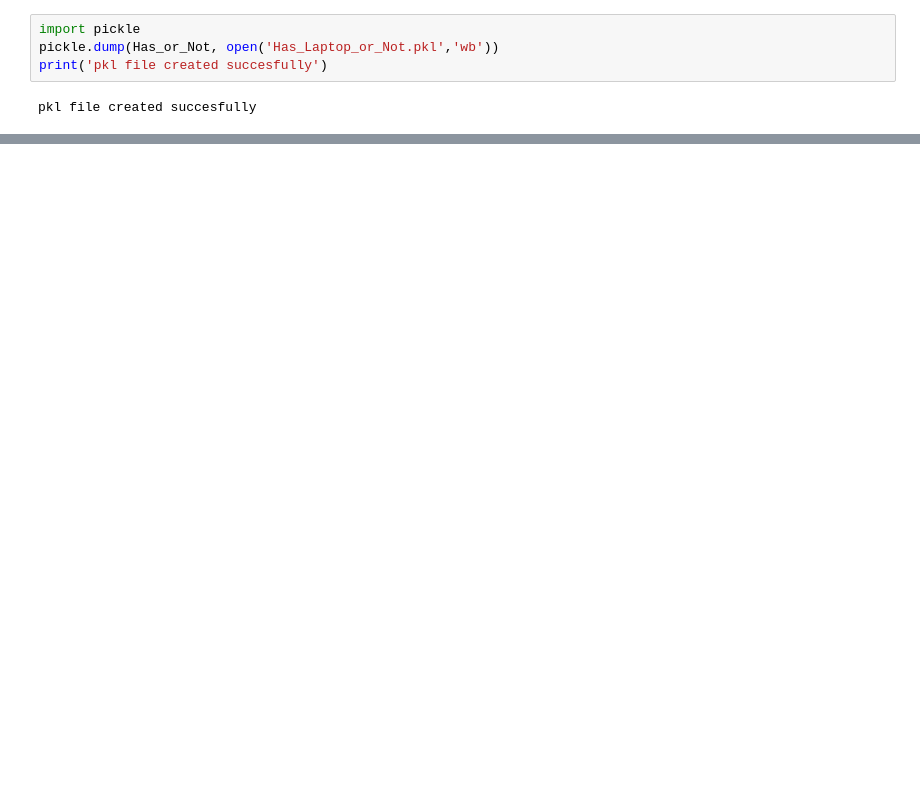
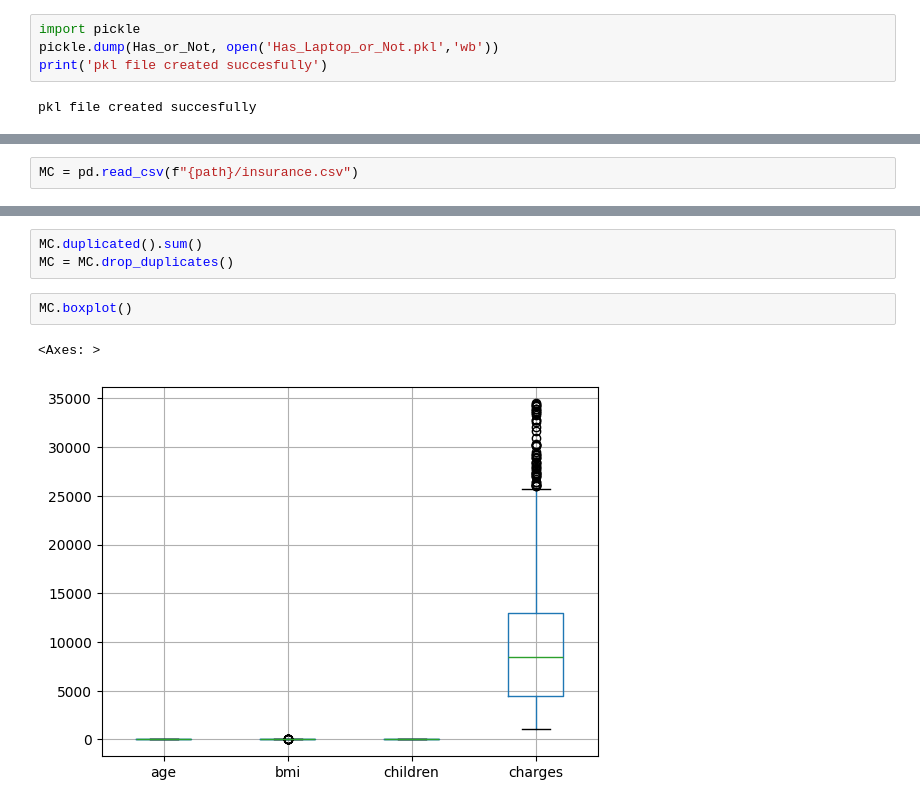
Before and after one commit to Aradhyagodambe/Python-Colab-Files, a Jupyter notebook: ML_Fundamnetals.ipynb, the cells around one changed output, grey strips where cells are left out. Saved outputs shown, nothing was run; the diff lists cells and outputs as text; blank space fills up the shorter version.

```diff
--- a/ML_Fundamnetals.ipynb
+++ b/ML_Fundamnetals.ipynb
@@ -1290,0 +1310,2 @@ plt.show()
+# %%
+MC = pd.read_csv(f"{path}/insurance.csv")
@@ -1290,0 +1337,8 @@ plt.show()
+# %%
+MC.duplicated().sum()
+MC = MC.drop_duplicates()
+# %%
+MC.boxplot()
+# %% [output]
+<Axes: >
+[figure, added]
```
Also changed, not shown: parts of 22 cells of this notebook.
